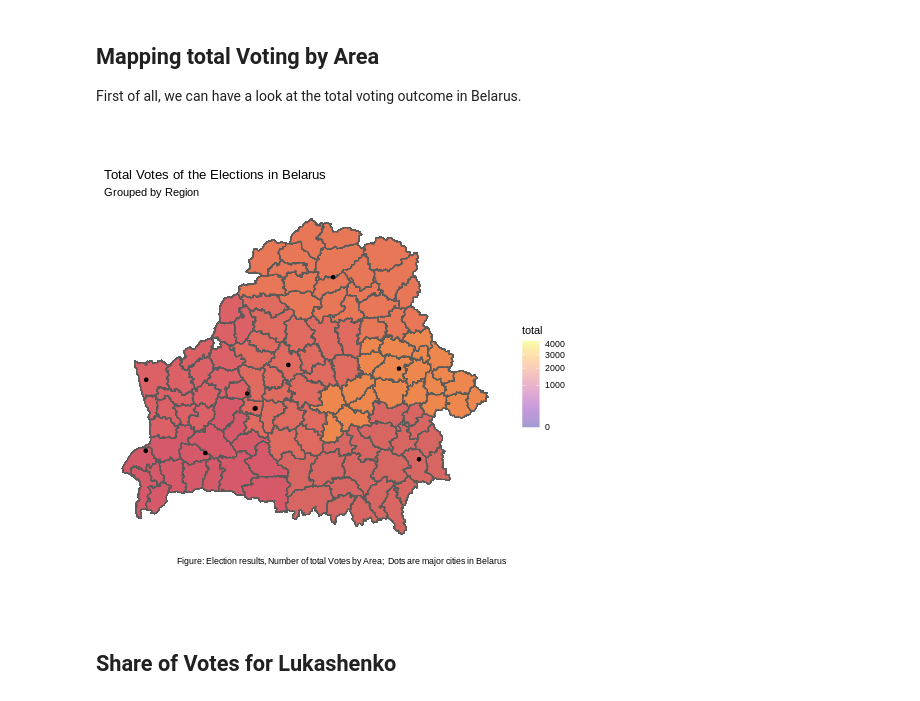
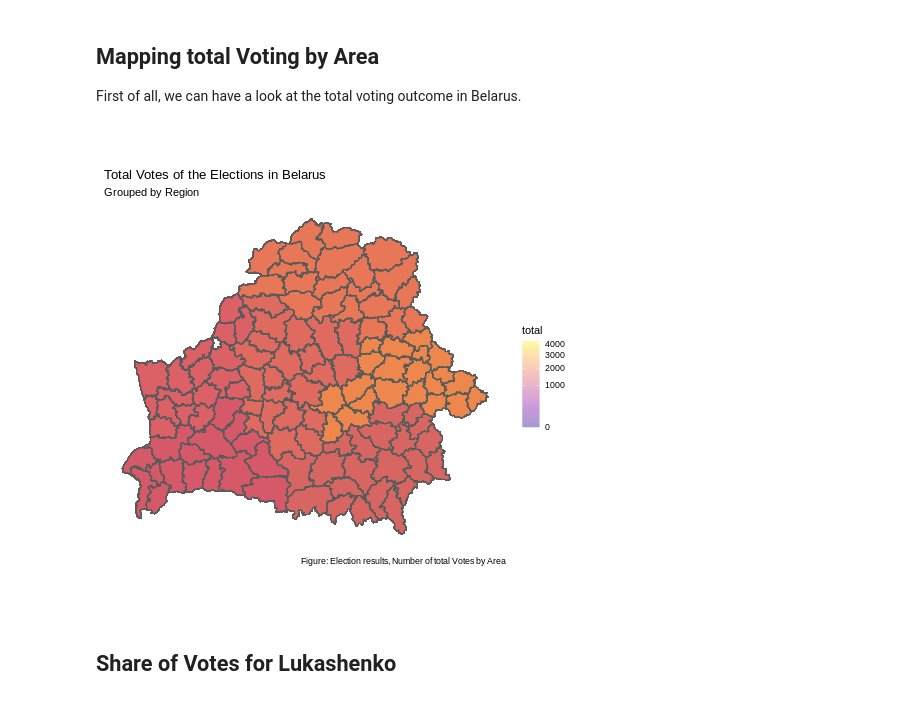
Before and after one commit to danielsaggau/Elections-Belarus, a Jupyter notebook: Belarus_ML_Full_Analysis.ipynb, the cells around one changed output. Cells and saved outputs as stored; diff of their text form; code cells hidden in the pictures.

```diff
--- a/Belarus_ML_Full_Analysis.ipynb
+++ b/Belarus_ML_Full_Analysis.ipynb
@@ -700,12 +757,10 @@ library(sf)
 ## Importing Data
 # %%
 %%R
-geo = st_read("BLR_adm2.shp")
-road = st_read("BLR_roads.shp")
+geo = st_read("/BLR_adm2.shp")
 data <- read_excel("df_merge_no.xlsx")
 geo$NAME_1[geo$NAME_1 == "Homyel'"] <- 'Homyel'
 geo$NAME_1
-cities = st_read("Belarus.kml")
 # %% [markdown]
 ## Feature Modifcation
 
@@ -736,14 +791,14 @@ First of all, we can have a look at the total voting outcome in Belarus.
 # %%
 %%R
 library(ggplot2)
 plot = ggplot() + geom_sf(data= merge, mapping = aes(geometry = geometry)) + geom_sf(data = merge, mapping = aes(geometry = geometry, fill = total)) + scale_fill_viridis_c(option="C", trans = "sqrt", alpha = .4,
-                      limits=c(0, max(merge$total))) + geom_sf(data = cities) + theme(panel.background = element_rect(fill = "white"),
+                      limits=c(0, max(merge$total)))  + theme(panel.background = element_rect(fill = "white"),
         axis.title = element_blank(), axis.text = element_blank(), axis.ticks = element_blank()) + ggtitle("Total Votes of the Elections in Belarus",
           subtitle = "Grouped by Region") +
-  labs(caption = "Figure: Election results, Number of total Votes by Area;  Dots are major cities in Belarus",
+  labs(caption = "Figure: Election results, Number of total Votes by Area",
        x = "longitude", y = "latitude")
 plot
 # %% [output]
-[figure, old version]
+[figure, new version]
 # %% [markdown]
 ## Share of Votes for Lukashenko
```
Also changed, not shown: parts of 16 cells of this notebook.
